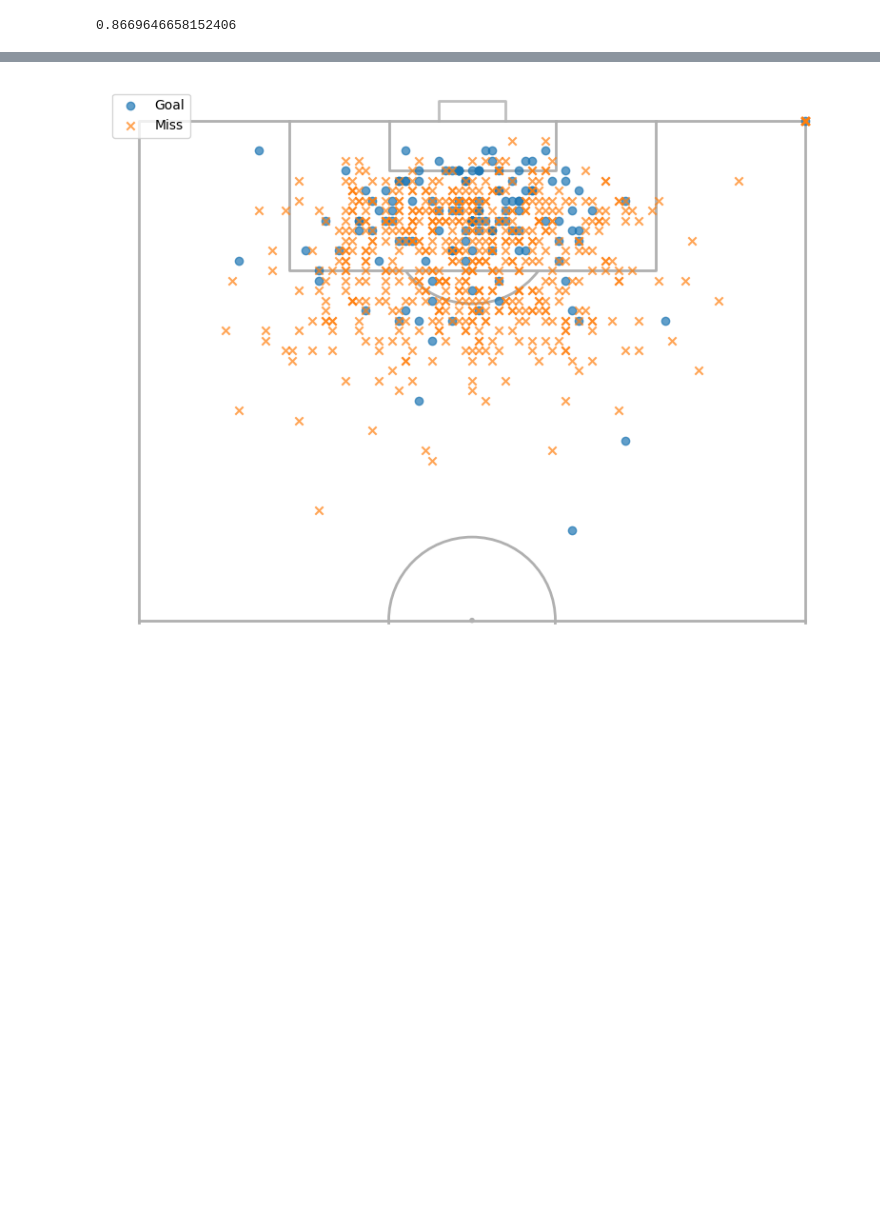
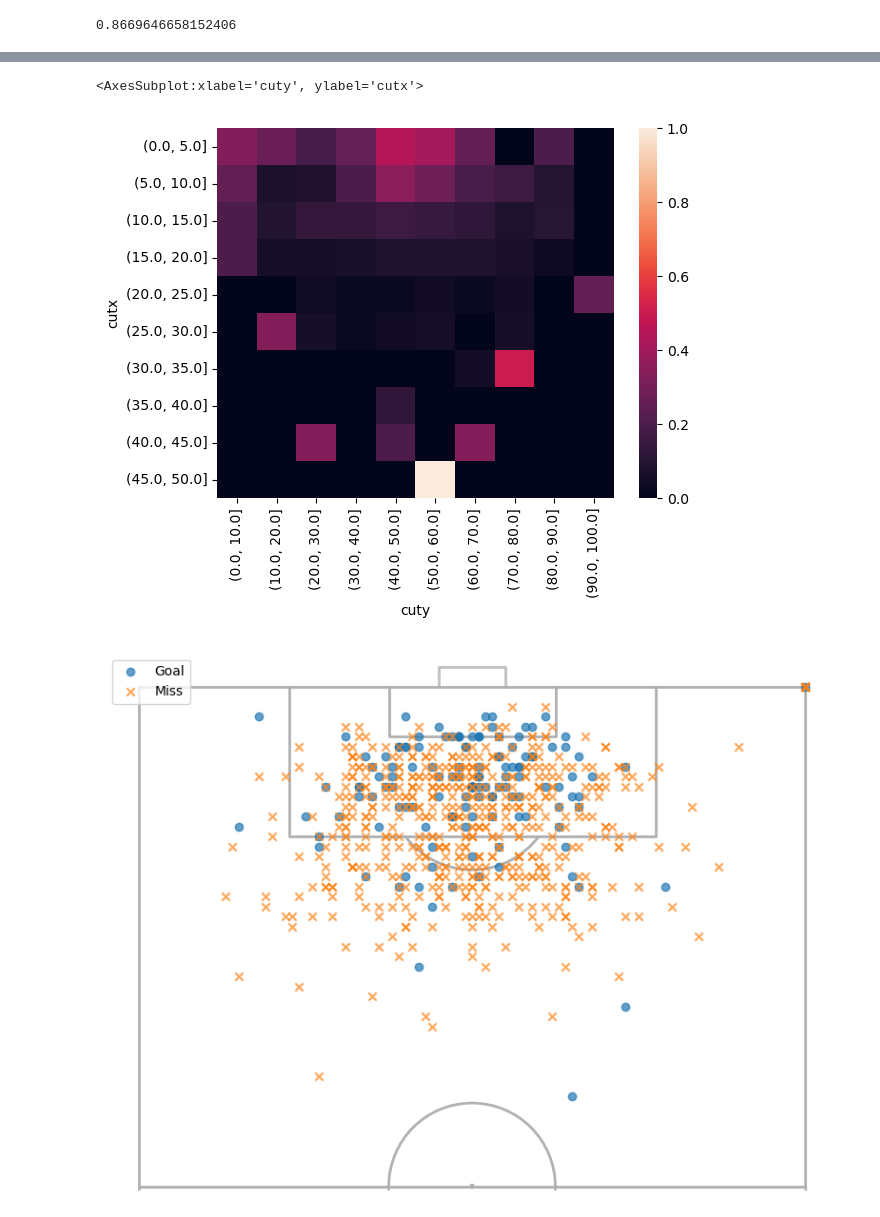
Before and after one commit to andreasaarrestad/expected-goals, a Jupyter notebook: model.ipynb, the cells around one changed output, grey strips where cells are left out. Saved outputs shown, nothing was run; the diff lists cells and outputs as text; code cells hidden in the pictures; blank space fills up the shorter version.

```diff
--- a/model.ipynb
+++ b/model.ipynb
@@ -72,0 +84,8 @@ mae = df_goals['mae'].sum()/df_goals.shape[0]
+# %%
+bins = np.linspace(0, 50, 21)
+bins2 = np.linspace(0, 100, 21)
+
+train['cutx'] = pd.cut(train['posx'], bins=bins)
+train['cuty'] = pd.cut(train['posy'], bins=bins2)
+pivot = train.pivot_table(index='cutx', columns='cuty', values='goal', aggfunc=np.mean)
+pivot
@@ -72,0 +111,3 @@ mae = df_goals['mae'].sum()/df_goals.shape[0]
+# %%
+pivot.fillna(0, inplace=True)
+pivot
@@ -73,3 +176,9 @@ mae = df_goals['mae'].sum()/df_goals.shape[0]
+# %%
+import seaborn as sns
+sns.heatmap(pivot)
+# %% [output]
+<AxesSubplot:xlabel='cuty', ylabel='cutx'>
+[figure, added]
 # %%
 test_back = test.copy()
 # %%
```
Also changed, not shown: parts of 20 cells of this notebook, 1 other file.
